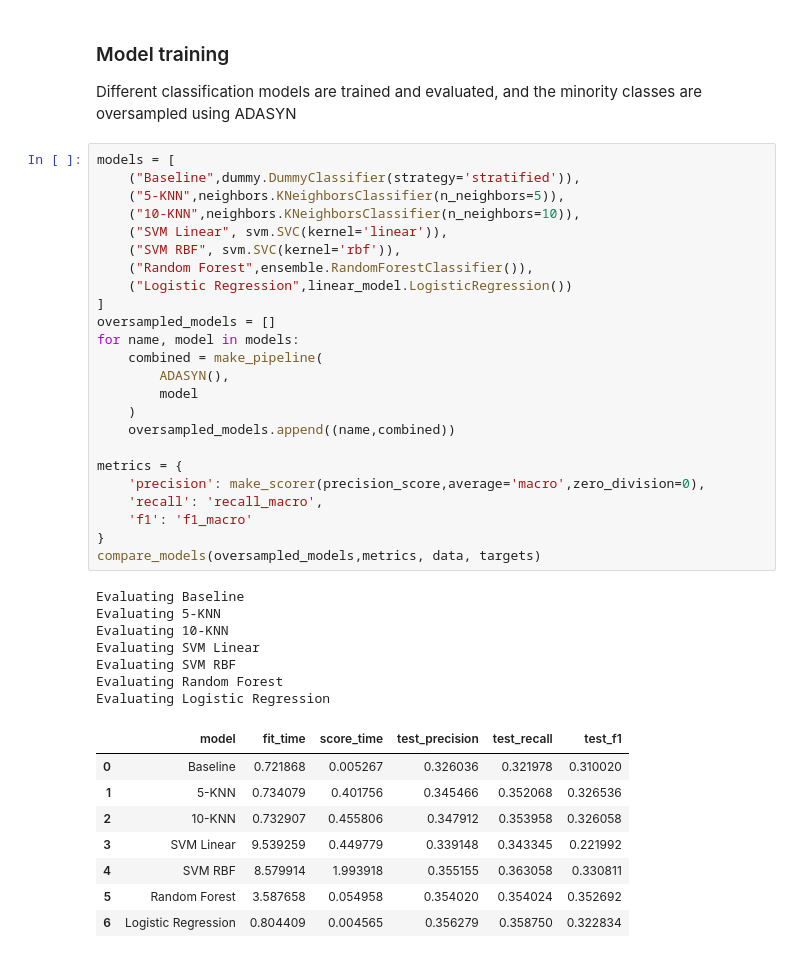
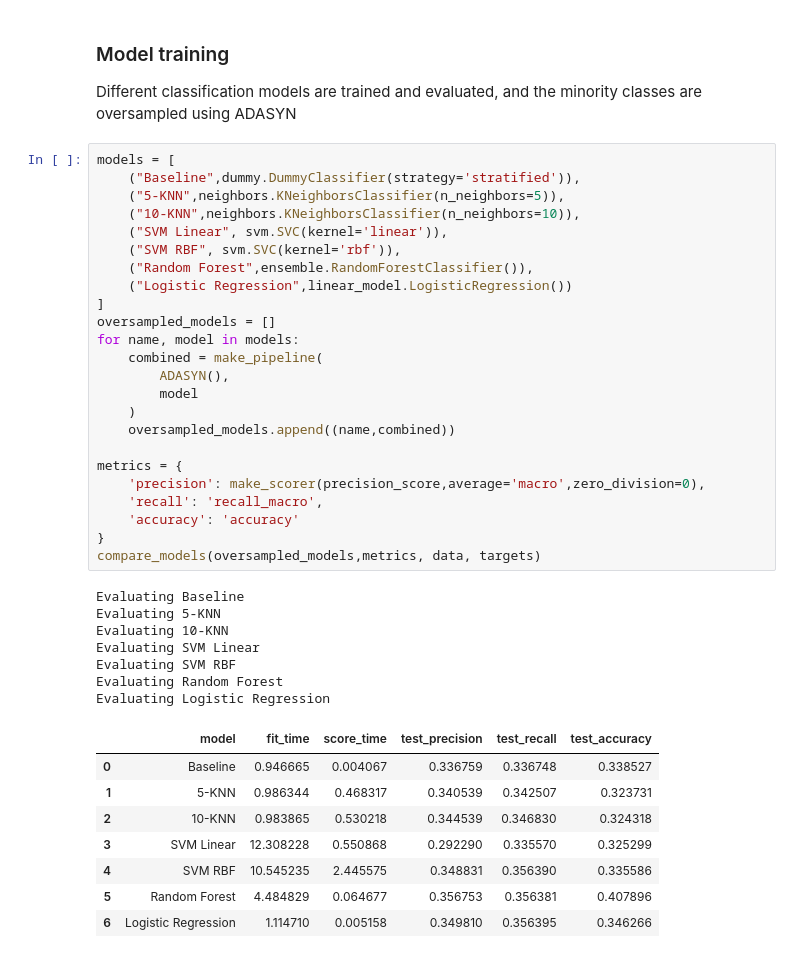
Before and after one commit to georgefourm/popularity-prediction, a Jupyter notebook: notebooks/3 - Multiclass Classification.ipynb, the cells around one changed output. Drawn from its saved outputs; the diff is of its cells as text.

```diff
--- a/notebooks/3 - Multiclass Classification.ipynb
+++ b/notebooks/3 - Multiclass Classification.ipynb
@@ -96,40 +97,40 @@ Different classification models are trained and evaluated, and the minority clas
 models = [
     ("Baseline",dummy.DummyClassifier(strategy='stratified')),
     ("5-KNN",neighbors.KNeighborsClassifier(n_neighbors=5)),
     ("10-KNN",neighbors.KNeighborsClassifier(n_neighbors=10)),
     ("SVM Linear", svm.SVC(kernel='linear')),
     ("SVM RBF", svm.SVC(kernel='rbf')),
     ("Random Forest",ensemble.RandomForestClassifier()),
     ("Logistic Regression",linear_model.LogisticRegression())
 ]
 oversampled_models = []
 for name, model in models:
     combined = make_pipeline(
         ADASYN(),
         model
     )
     oversampled_models.append((name,combined))
 
 metrics = {
     'precision': make_scorer(precision_score,average='macro',zero_division=0),
     'recall': 'recall_macro',
-    'f1': 'f1_macro'
+    'accuracy': 'accuracy'
 }
 compare_models(oversampled_models,metrics, data, targets)
 # %% [output]
 Evaluating Baseline
 Evaluating 5-KNN
 Evaluating 10-KNN
 Evaluating SVM Linear
 Evaluating SVM RBF
 Evaluating Random Forest
 Evaluating Logistic Regression
-|  | model | fit_time | score_time | test_precision | test_recall | test_f1 |
-| 0 | Baseline | 0.721868 | 0.005267 | 0.326036 | 0.321978 | 0.310020 |
-| 1 | 5-KNN | 0.734079 | 0.401756 | 0.345466 | 0.352068 | 0.326536 |
-| 2 | 10-KNN | 0.732907 | 0.455806 | 0.347912 | 0.353958 | 0.326058 |
-| 3 | SVM Linear | 9.539259 | 0.449779 | 0.339148 | 0.343345 | 0.221992 |
-| 4 | SVM RBF | 8.579914 | 1.993918 | 0.355155 | 0.363058 | 0.330811 |
-| 5 | Random Forest | 3.587658 | 0.054958 | 0.354020 | 0.354024 | 0.352692 |
-| 6 | Logistic Regression | 0.804409 | 0.004565 | 0.356279 | 0.358750 | 0.322834 |
+|  | model | fit_time | score_time | test_precision | test_recall | test_accuracy |
+| 0 | Baseline | 0.946665 | 0.004067 | 0.336759 | 0.336748 | 0.338527 |
+| 1 | 5-KNN | 0.986344 | 0.468317 | 0.340539 | 0.342507 | 0.323731 |
+| 2 | 10-KNN | 0.983865 | 0.530218 | 0.344539 | 0.346830 | 0.324318 |
+| 3 | SVM Linear | 12.308228 | 0.550868 | 0.292290 | 0.335570 | 0.325299 |
+| 4 | SVM RBF | 10.545235 | 2.445575 | 0.348831 | 0.356390 | 0.335586 |
+| 5 | Random Forest | 4.484829 | 0.064677 | 0.356753 | 0.356381 | 0.407896 |
+| 6 | Logistic Regression | 1.114710 | 0.005158 | 0.349810 | 0.356395 | 0.346266 |
 # %% [markdown]
```
Also changed, not shown: parts of 10 cells of this notebook, 3 other files.
